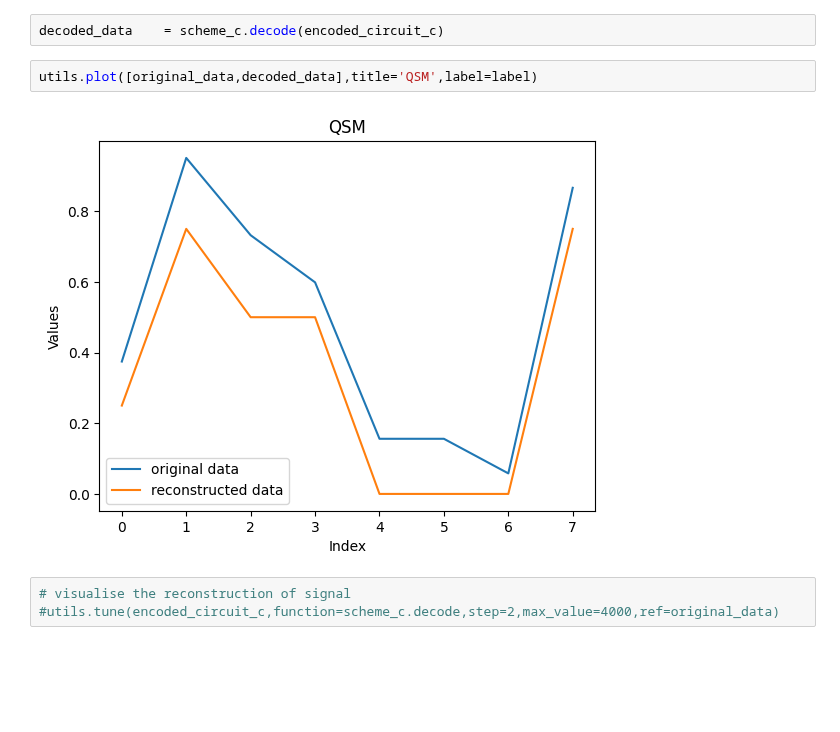
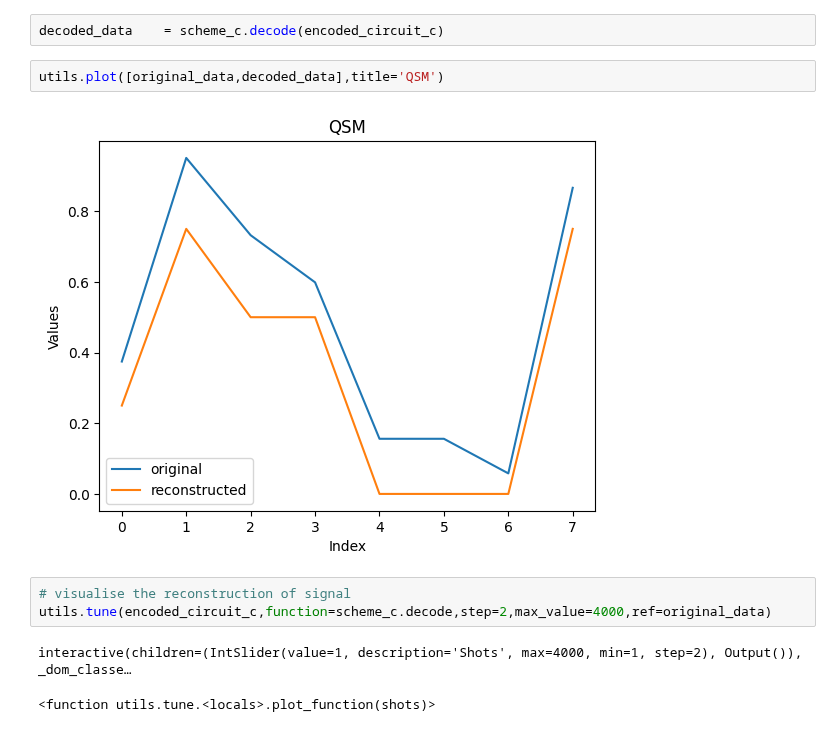
Before and after one commit to moth-quantum/quantum-audio, a Jupyter notebook: notebooks/Quantum Representations Test.ipynb, the cells around one changed output. Cells and saved outputs as stored; diff of their text form; blank space fills up the shorter version.

```diff
--- a/notebooks/Quantum Representations Test.ipynb
+++ b/notebooks/Quantum Representations Test.ipynb
@@ -66,9 +65,12 @@ encoded_circuit_c.draw('mpl')
 # %%
 decoded_data    = scheme_c.decode(encoded_circuit_c)
 # %%
-utils.plot([original_data,decoded_data],title='QSM',label=label)
+utils.plot([original_data,decoded_data],title='QSM')
 # %% [output]
-[figure, old version]
+[figure, new version]
 # %%
 # visualise the reconstruction of signal
-#utils.tune(encoded_circuit_c,function=scheme_c.decode,step=2,max_value=4000,ref=original_data)
+utils.tune(encoded_circuit_c,function=scheme_c.decode,step=2,max_value=4000,ref=original_data)
+# %% [output]
+interactive(children=(IntSlider(value=1, description='Shots', max=4000, min=1, step=2), Output()), _dom_classe…
+<function utils.tune.<locals>.plot_function(shots)>
```
Also changed, not shown: parts of 6 cells of this notebook.
